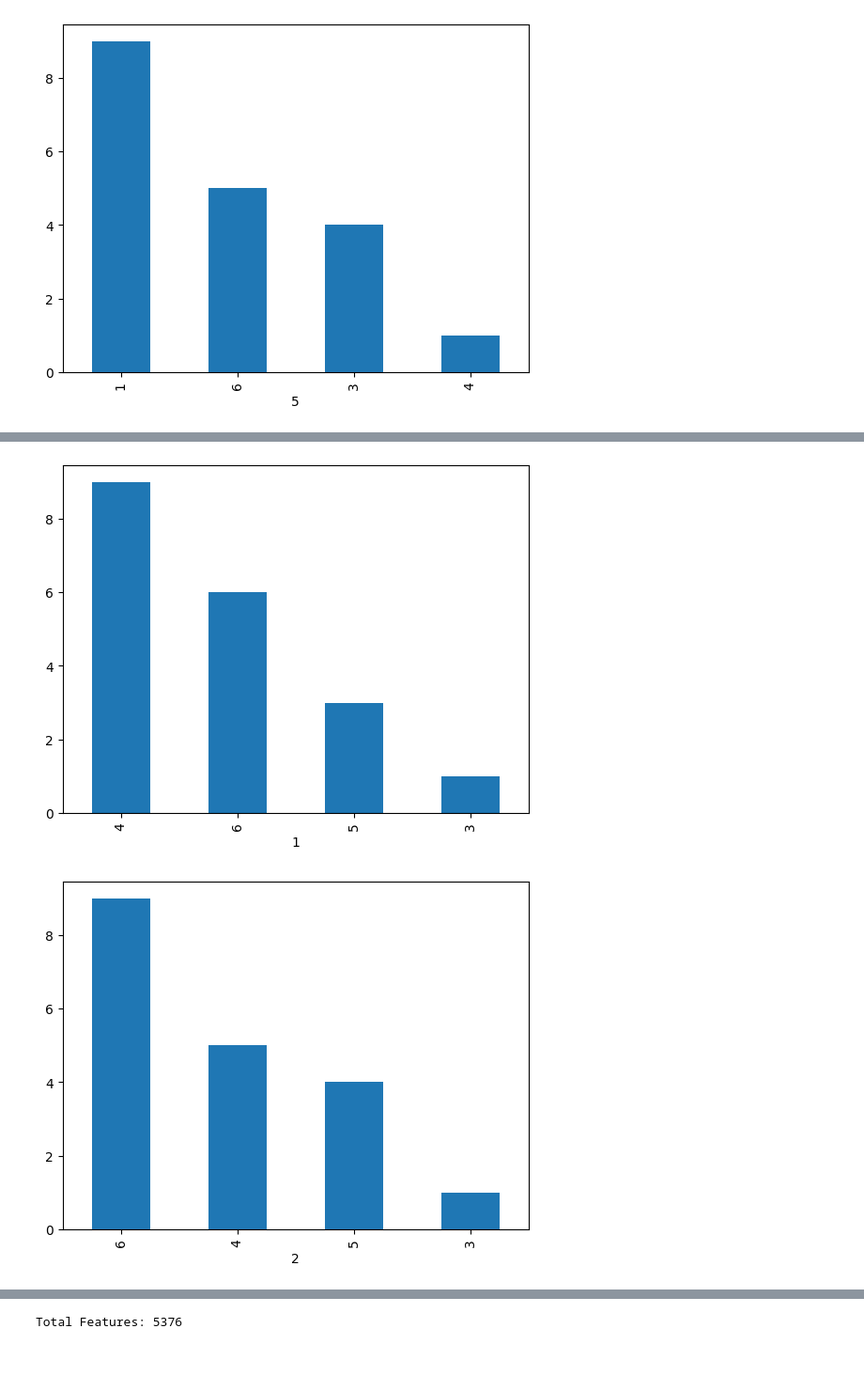
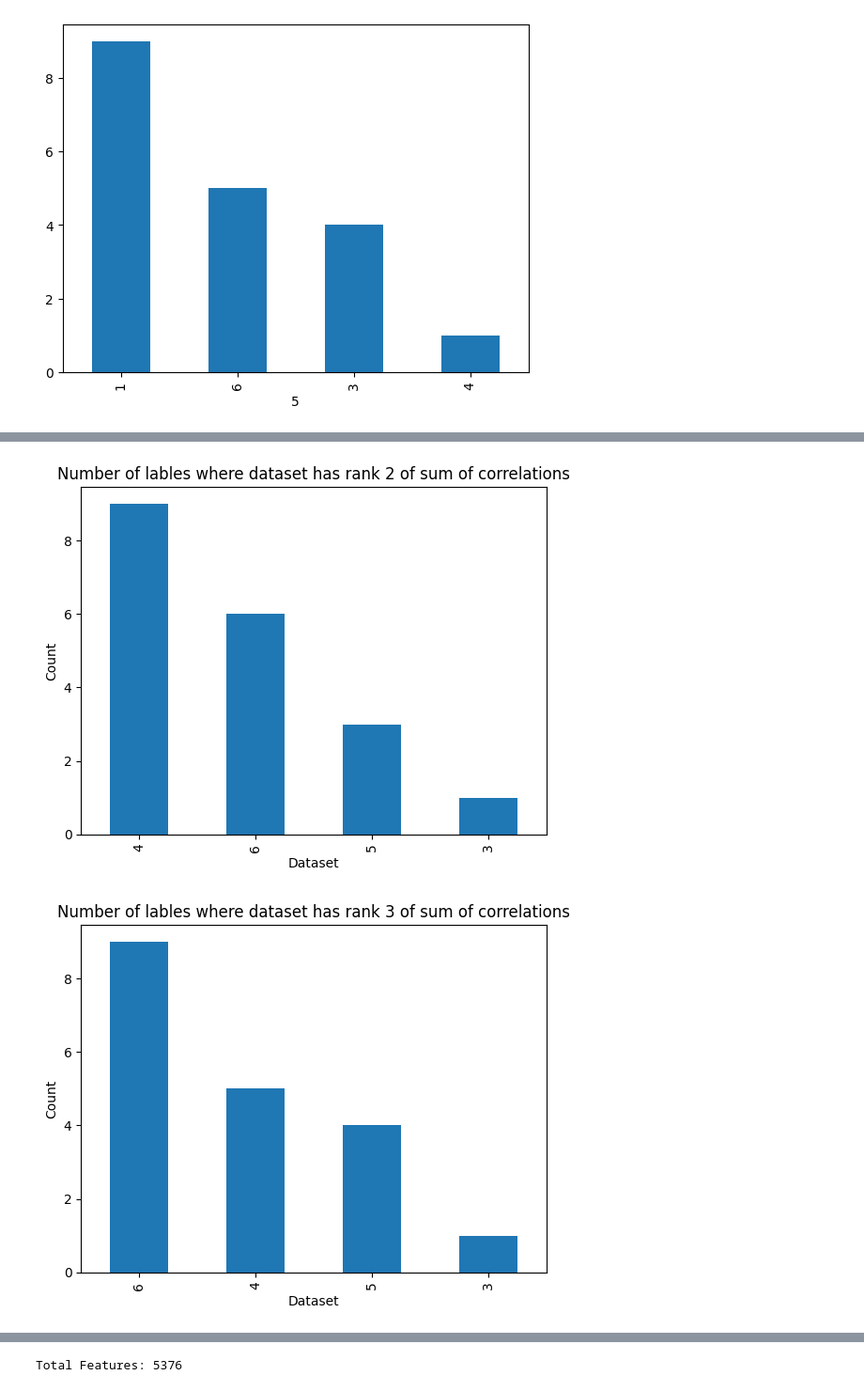
Before and after one commit to AbdulMutakabbir/SYSC5405-pattern-analysis-and-experiment-design, a Jupyter notebook: notebooks/0_EDA.ipynb, the cells around one changed output, grey strips where cells are left out. Shown: that part at 94% size. Drawn from its saved outputs; the diff is of its cells as text; code cells hidden in the pictures; blank space fills up the shorter version.

```diff
--- a/notebooks/0_EDA.ipynb
+++ b/notebooks/0_EDA.ipynb
@@ -163,0 +181,13 @@ max_pb_corr_df
+# %%
+label_rank_df = pd.DataFrame()
+for label in labels_df.columns:
+    label_rank_df[label] = max_pb_corr_df.T.sort_values(by=label, ascending=False).index.values
+
+for rank in range(6):
+    label_rank_df.T[rank].value_counts().plot(
+        kind="bar",
+        title=f"Number of lables where dataset has rank {rank+1} feature",
+        xlabel="Dataset",
+        ylabel="Count"
+        )
+    plt.show()
@@ -174,8 +211,0 @@ ax.legend(title="Dataset")
-# %%
-label_rank_df = pd.DataFrame()
-for label in labels_df.columns:
-    label_rank_df[label] = max_pb_corr_df.T.sort_values(by=label, ascending=False).index.values
-
-for rank in range(6):
-    label_rank_df.T[rank].value_counts().plot(stacked=True,kind="bar")
-    plt.show()
@@ -273,7 +287,11 @@ for label in labels_df.columns:
     label_rank_df[label] = sum_pb_corr_l_r_df[0].T.sort_values(by=label, ascending=False).index.values
 
 for rank in range(6):
-    label_rank_df.T[rank].value_counts().plot(stacked=True,kind="bar")
+    label_rank_df.T[rank].value_counts().plot.bar(
+        title=f"Number of lables where dataset has rank {rank+1} of sum of correlations",
+        xlabel="Dataset",
+        ylabel="Count"
+    )
     plt.show()
 
 # sum_pb_corr_l_r_df[0].T
@@ -282,2 +300,2 @@ for rank in range(6):
-[figure, old version]
+[figure, new version]
-[figure, old version]
+[figure, new version]
```
Also changed, not shown: parts of 9 cells of this notebook, 5 other files.
